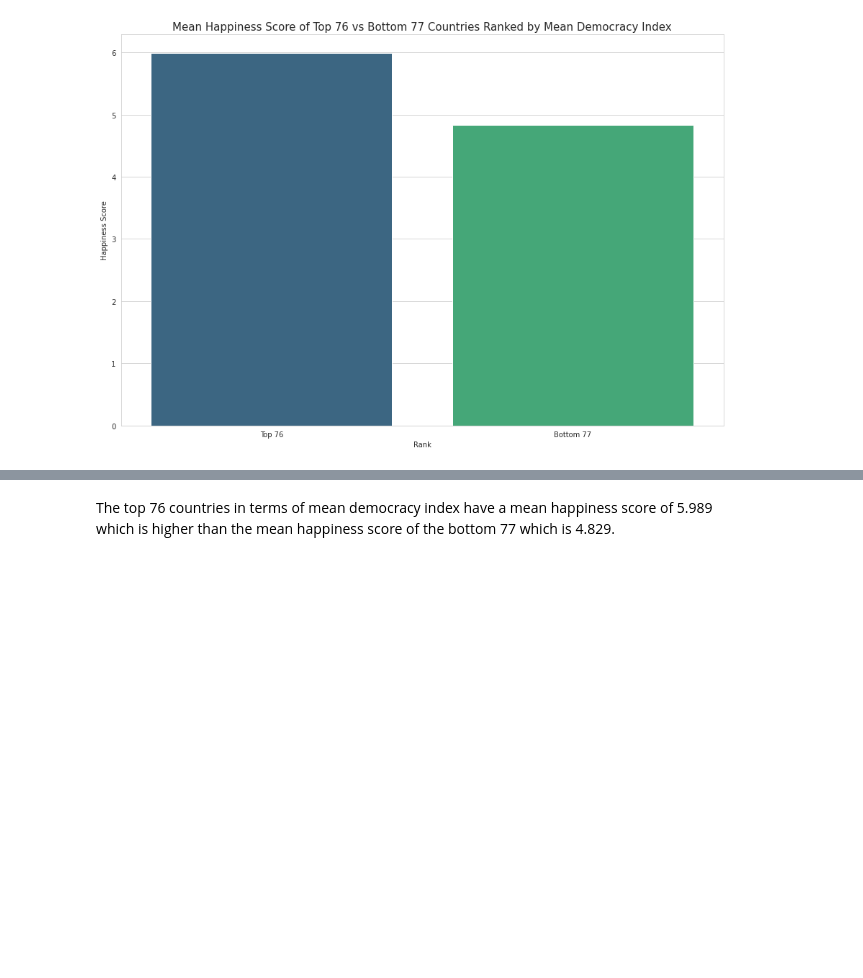
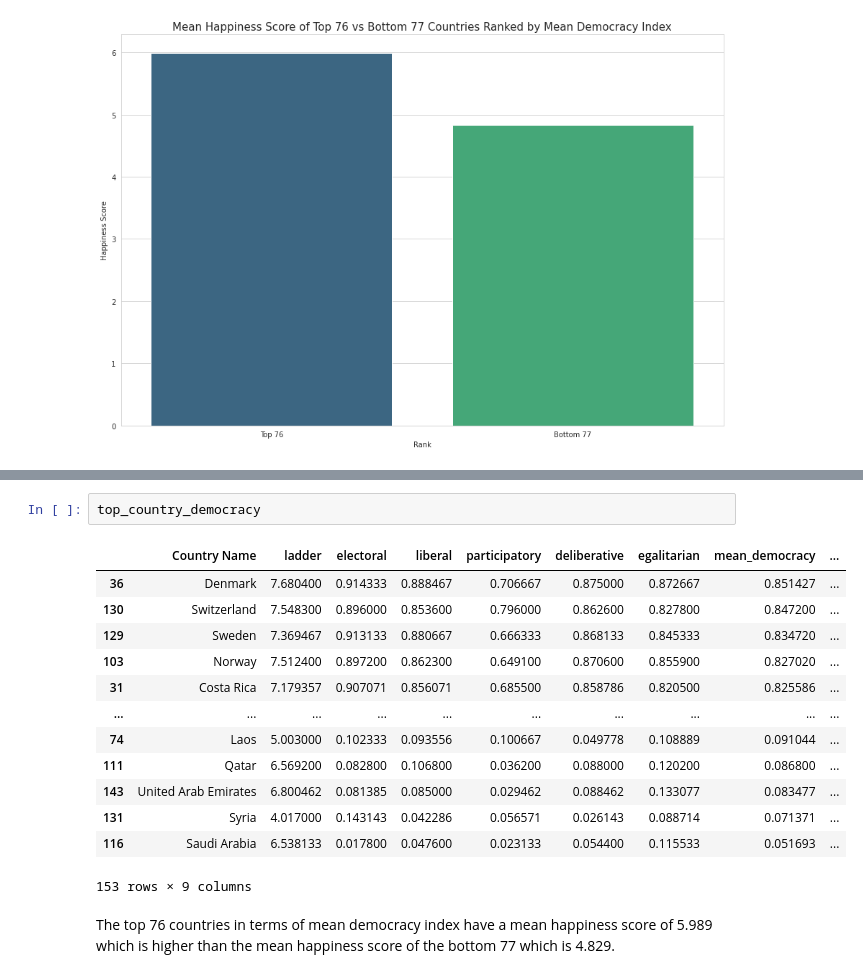
Before and after one commit to KenOafallasDLSU/DATASCI-Tableau-MCO2, a Jupyter notebook: ds_proj.ipynb, the cells around one changed output, grey strips where cells are left out. Drawn from its saved outputs; the diff is of its cells as text; blank space fills up the shorter version.

```diff
--- a/ds_proj.ipynb
+++ b/ds_proj.ipynb
@@ -1102,3 +1086,19 @@ Name: ladder, Length: 76, dtype: float64
+# %%
+top_country_democracy
+# %% [output]
+|  | Country Name | ladder | electoral | liberal | participatory | deliberative | egalitarian | mean_democracy | ... |
+| 36 | Denmark | 7.680400 | 0.914333 | 0.888467 | 0.706667 | 0.875000 | 0.872667 | 0.851427 | ... |
+| 130 | Switzerland | 7.548300 | 0.896000 | 0.853600 | 0.796000 | 0.862600 | 0.827800 | 0.847200 | ... |
+| 129 | Sweden | 7.369467 | 0.913133 | 0.880667 | 0.666333 | 0.868133 | 0.845333 | 0.834720 | ... |
+| 103 | Norway | 7.512400 | 0.897200 | 0.862300 | 0.649100 | 0.870600 | 0.855900 | 0.827020 | ... |
+| 31 | Costa Rica | 7.179357 | 0.907071 | 0.856071 | 0.685500 | 0.858786 | 0.820500 | 0.825586 | ... |
+| ... | ... | ... | ... | ... | ... | ... | ... | ... | ... |
+| 74 | Laos | 5.003000 | 0.102333 | 0.093556 | 0.100667 | 0.049778 | 0.108889 | 0.091044 | ... |
+| 111 | Qatar | 6.569200 | 0.082800 | 0.106800 | 0.036200 | 0.088000 | 0.120200 | 0.086800 | ... |
+| 143 | United Arab Emirates | 6.800462 | 0.081385 | 0.085000 | 0.029462 | 0.088462 | 0.133077 | 0.083477 | ... |
+| 131 | Syria | 4.017000 | 0.143143 | 0.042286 | 0.056571 | 0.026143 | 0.088714 | 0.071371 | ... |
+| 116 | Saudi Arabia | 6.538133 | 0.017800 | 0.047600 | 0.023133 | 0.054400 | 0.115533 | 0.051693 | ... |
+153 rows × 9 columns
 # %% [markdown]
 The top 76 countries in terms of mean democracy index have a mean happiness score of 5.989 which is higher than the mean happiness score of the bottom 77 which is 4.829.
 # %%
```
Also changed, not shown: parts of 3 cells of this notebook, 2 other files.
